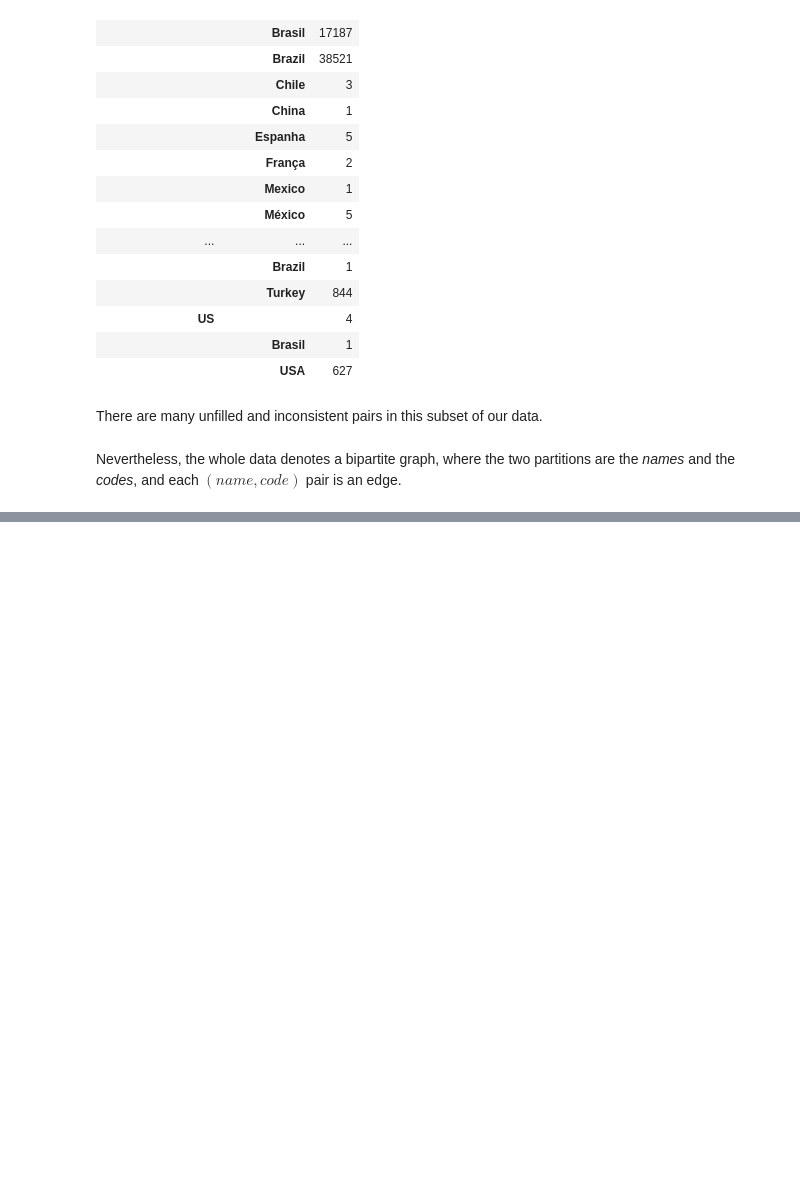
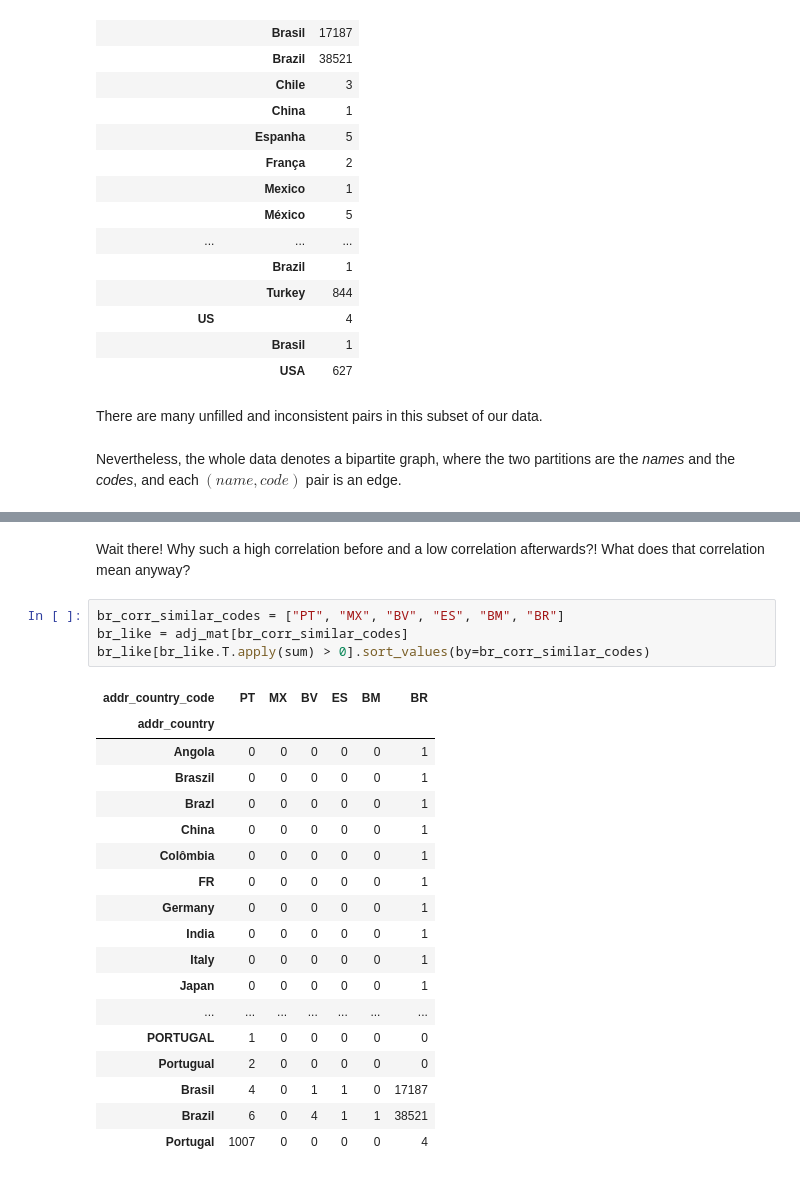
Before and after one commit to scieloorg/normalizations-experiments, a Jupyter notebook: experiments_2018-06_country.ipynb, the cells around one changed output, grey strips where cells are left out. Saved outputs shown, nothing was run; the diff lists cells and outputs as text; blank space fills up the shorter version.

```diff
--- a/experiments_2018-06_country.ipynb
+++ b/experiments_2018-06_country.ipynb
@@ -327,0 +404,27 @@ and each $(name, code)$ pair is an edge.
+# %% [markdown]
+Wait there!
+Why such a high correlation before and a low correlation afterwards?!
+What does that correlation mean anyway?
+# %%
+br_corr_similar_codes = ["PT", "MX", "BV", "ES", "BM", "BR"]
+br_like = adj_mat[br_corr_similar_codes]
+br_like[br_like.T.apply(sum) > 0].sort_values(by=br_corr_similar_codes)
+# %% [output]
+| addr_country_code | PT | MX | BV | ES | BM | BR |
+| addr_country |  |  |  |  |  |  |
+| Angola | 0 | 0 | 0 | 0 | 0 | 1 |
+| Braszil | 0 | 0 | 0 | 0 | 0 | 1 |
+| Brazl | 0 | 0 | 0 | 0 | 0 | 1 |
+| China | 0 | 0 | 0 | 0 | 0 | 1 |
+| Colômbia | 0 | 0 | 0 | 0 | 0 | 1 |
+| FR | 0 | 0 | 0 | 0 | 0 | 1 |
+| Germany | 0 | 0 | 0 | 0 | 0 | 1 |
+| India | 0 | 0 | 0 | 0 | 0 | 1 |
+| Italy | 0 | 0 | 0 | 0 | 0 | 1 |
+| Japan | 0 | 0 | 0 | 0 | 0 | 1 |
+| ... | ... | ... | ... | ... | ... | ... |
+| PORTUGAL | 1 | 0 | 0 | 0 | 0 | 0 |
+| Portugual | 2 | 0 | 0 | 0 | 0 | 0 |
+| Brasil | 4 | 0 | 1 | 1 | 0 | 17187 |
+| Brazil | 6 | 0 | 4 | 1 | 1 | 38521 |
+| Portugal | 1007 | 0 | 0 | 0 | 0 | 4 |
```
Also changed, not shown: parts of 27 cells of this notebook.
